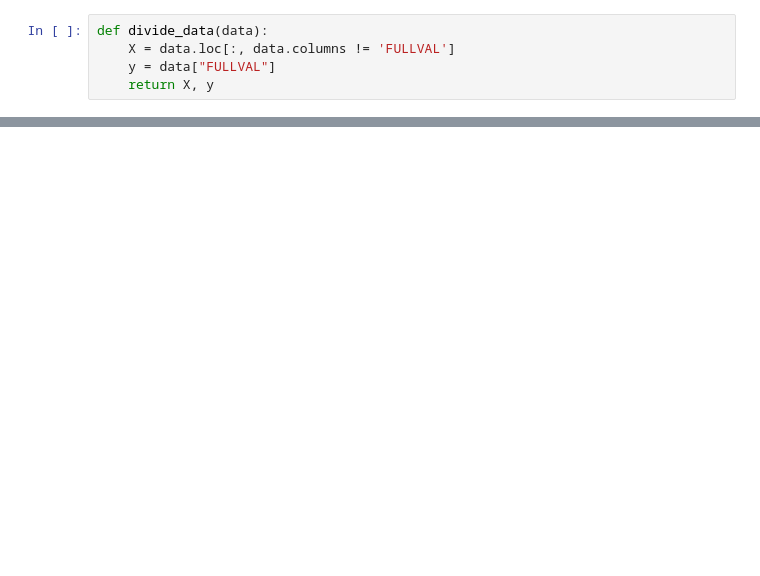
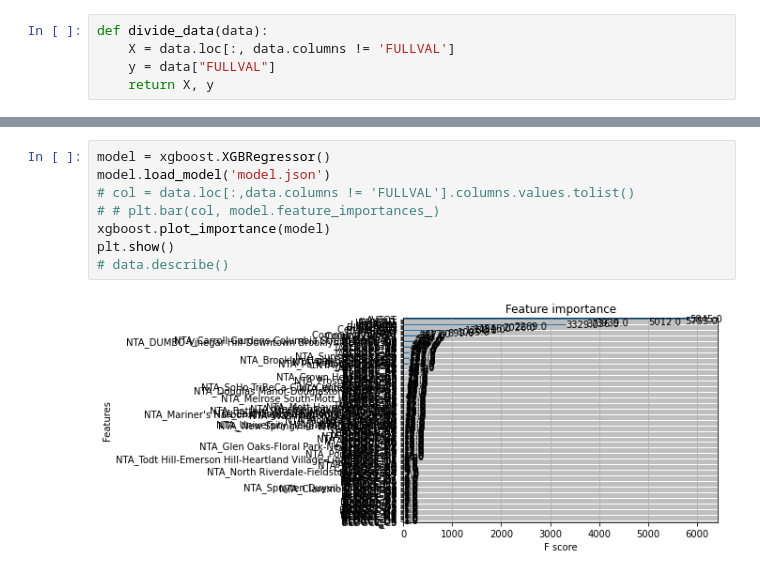
Before and after one commit to Yamroza/BHL, a Jupyter notebook: data_eng.ipynb, the cells around one changed output, grey strips where cells are left out. Drawn from its saved outputs; the diff is of its cells as text; blank space fills up the shorter version.

Commit message:
improving model

```diff
--- a/data_eng.ipynb
+++ b/data_eng.ipynb
@@ -91,0 +153,10 @@ def save_model(X_train_ y_train):
+# %%
+model = xgboost.XGBRegressor()
+model.load_model('model.json')
+# col = data.loc[:,data.columns != 'FULLVAL'].columns.values.tolist()
+# # plt.bar(col, model.feature_importances_)
+xgboost.plot_importance(model)
+plt.show()
+# data.describe()
+# %% [output]
+[figure, added]
```
Also changed, not shown: parts of 10 cells of this notebook.
